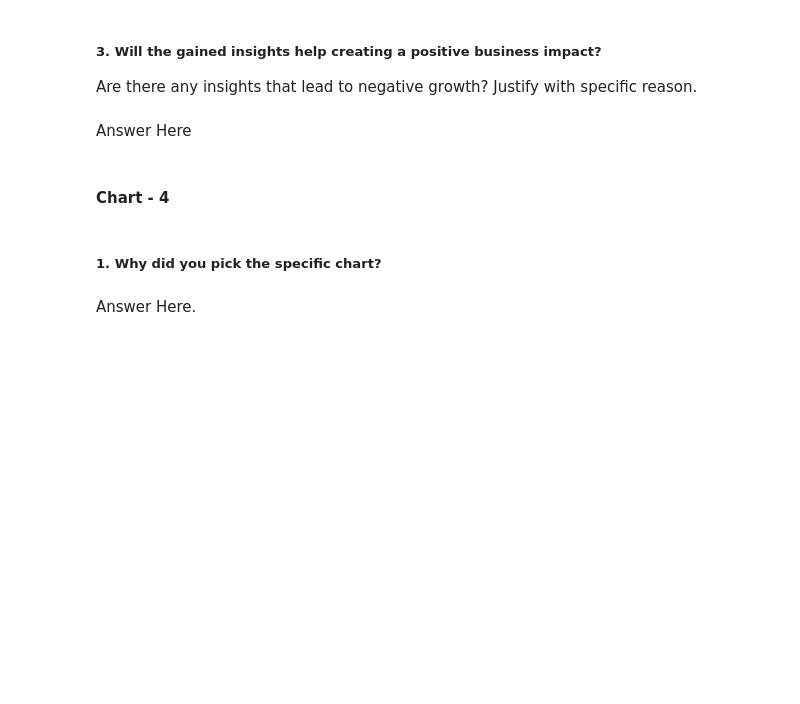
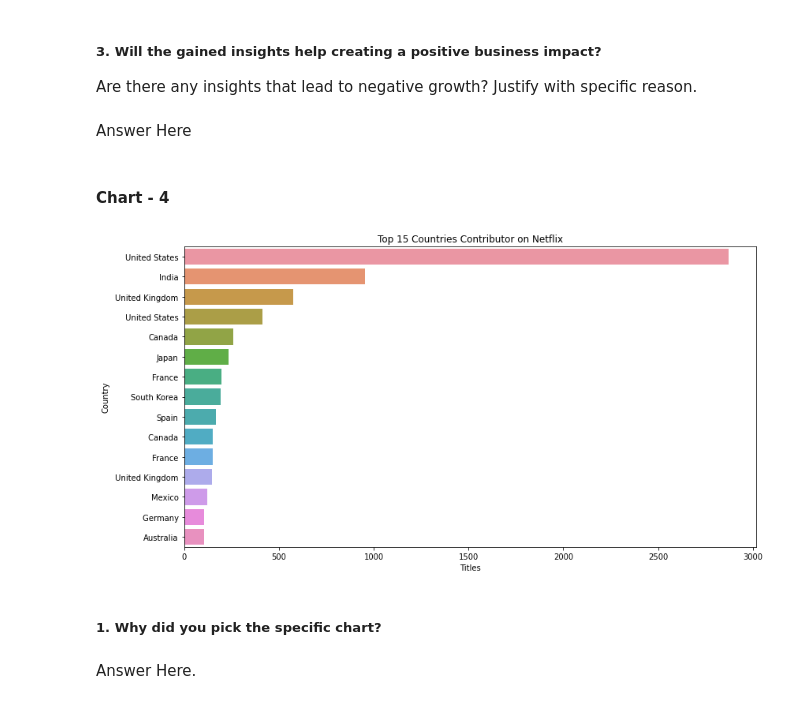
Before and after one commit to aniket98raj/Netflix-Movies-and-TV-Shows-Clustering, a Jupyter notebook: Aniket_Raj_Netflix_Movies_and_TV_Shows_Clustering_Capstone_Project.ipynb, the cells around one changed output. Cells and saved outputs as stored; diff of their text form; code cells hidden in the pictures; blank space fills up the shorter version.

```diff
--- a/Aniket_Raj_Netflix_Movies_and_TV_Shows_Clustering_Capstone_Project.ipynb
+++ b/Aniket_Raj_Netflix_Movies_and_TV_Shows_Clustering_Capstone_Project.ipynb
@@ -296,3 +410,15 @@ Answer Here
+# %%
+# Chart - 4 visualization code
+filtered_countries = Dataset.set_index('title').country.str.split(',', expand=True).stack().reset_index(level=1, drop=True);
+filtered_countries = filtered_countries[filtered_countries != 'Country unavailable']
+plt.figure(figsize=(13,7))
+g = sns.countplot(y = filtered_countries, order=filtered_countries.value_counts().index[:15])
+plt.title('Top 15 Countries Contributor on Netflix')
+plt.xlabel('Titles')
+plt.ylabel('Country')
+plt.show()
+# %% [output]
+[figure, added]
 # %% [markdown]
 ##### 1. Why did you pick the specific chart?
 # %% [markdown]
```
Also changed, not shown: parts of 22 cells of this notebook.
